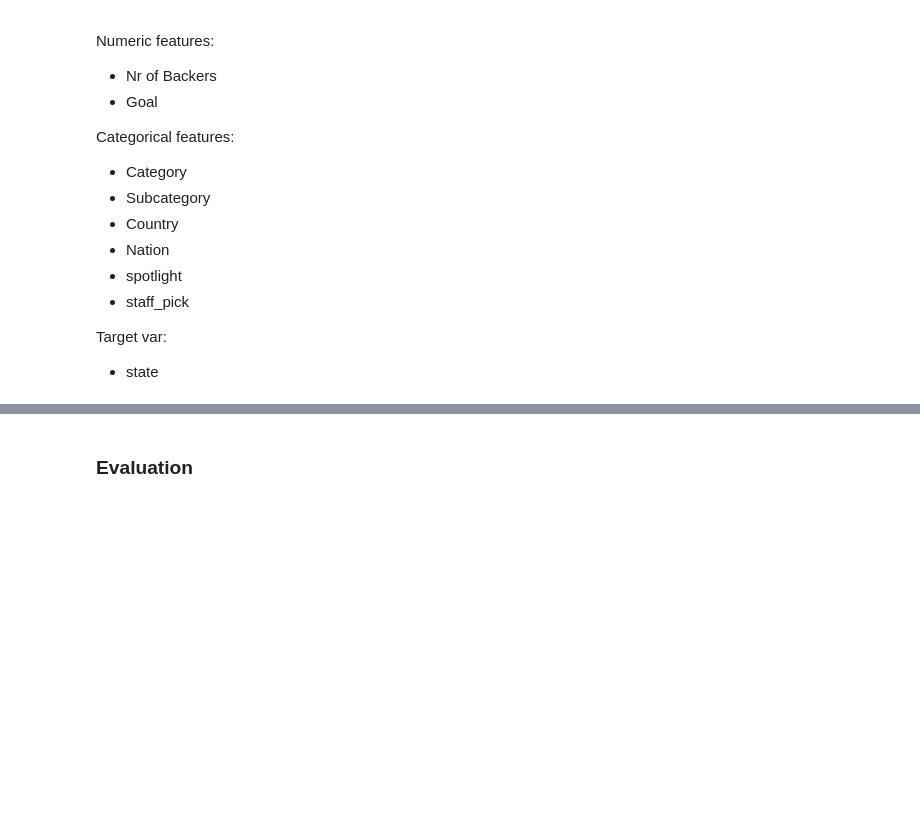
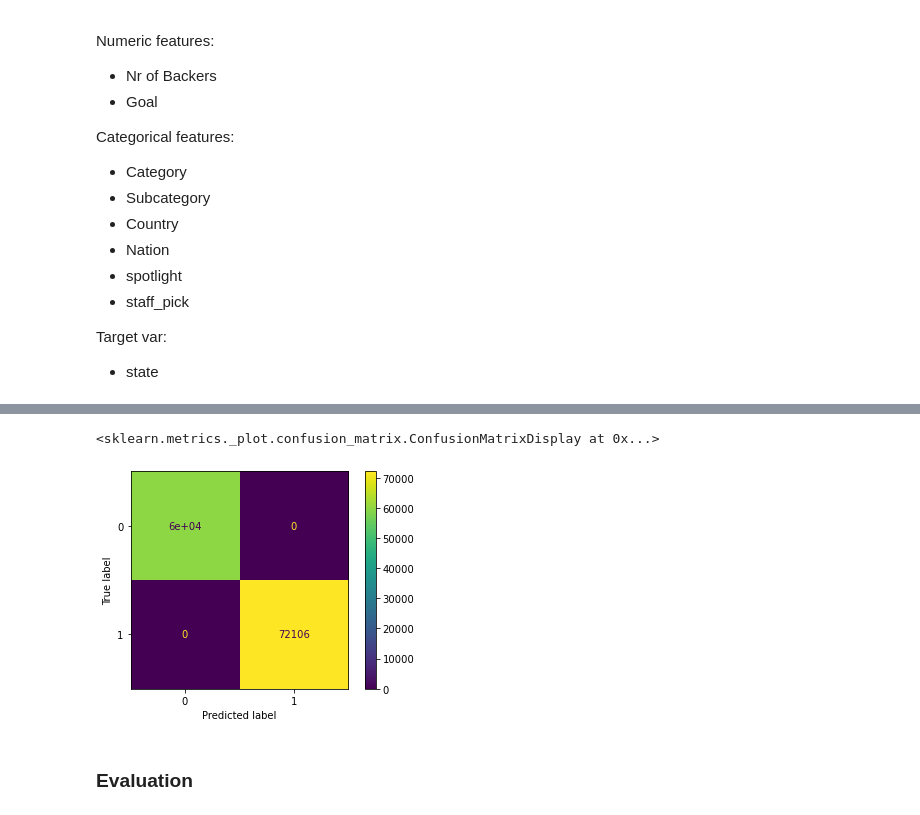
Before and after one commit to domitrut/ML_GROUP6, a Jupyter notebook: Group_6_ML.ipynb, the cells around one changed output, grey strips where cells are left out. Drawn from its saved outputs; the diff is of its cells as text; code cells hidden in the pictures; blank space fills up the shorter version.

Commit message:
Tried to do the Logistic again

```diff
--- a/Group_6_ML.ipynb
+++ b/Group_6_ML.ipynb
@@ -406,0 +407,2 @@ y_test_pred = clf.predict(X_test)
+# %%
+X_train, X_test, y_train, y_test = train_test_split(X, y, test_size = 0.2, random_state = 42)
@@ -406,0 +420,31 @@ y_test_pred = clf.predict(X_test)
+# %%
+numeric_features=["nr_backers", "goal"]
+numeric_transformer = Pipeline(steps =[
+    ('selector', DataFrameSelector(numeric_features)),
+    ("imputer",SimpleImputer(strategy="median")),
+    ("scaler", StandardScaler())])
+
+#Encode categorical features
+cat_features=["category", "subcategory", "country", "nation", "spotlight", "staff_pick"]
+categorical_transformer = Pipeline(steps=[
+    ('selector', DataFrameSelector(cat_features)),
+    ('cat_encoder', OneHotEncoder(handle_unknown="ignore", sparse=False))])
+
+#Column transformer
+preprocessor = ColumnTransformer([
+        ('num', numeric_transformer, numeric_features),
+        ('cat', categorical_transformer, selector(dtype_include=['object','bool']))],
+    remainder = 'passthrough', sparse_threshold=0)
+# %%
+#Run Column Transformer
+X_trans = preprocessor.fit_transform(X)
+
+from sklearn.linear_model import LogisticRegressionCV, LogisticRegression
+
+clf = Pipeline(steps = [
+    ('preprocessor', preprocessor),
+    ('classifier', LogisticRegressionCV(cv = 5,
+                                        solver = "liblinear",
+                                        penalty = "l2",
+                                        random_state = 42))])
+clf.fit(X_train, y_train)
@@ -407,3 +474,11 @@ y_test_pred = clf.predict(X_test)
+# %%
+from sklearn.metrics import confusion_matrix, ConfusionMatrixDisplay
+
+plot_cf = confusion_matrix(y_train, y_train_pred, labels=[0, 1])
+ConfusionMatrixDisplay(plot_cf).plot()
+# %% [output]
+<sklearn.metrics._plot.confusion_matrix.ConfusionMatrixDisplay at 0x...>
+[figure, added]
 # %% [markdown]
 ### Evaluation
 # %%
```
Also changed, not shown: parts of 8 cells of this notebook.
